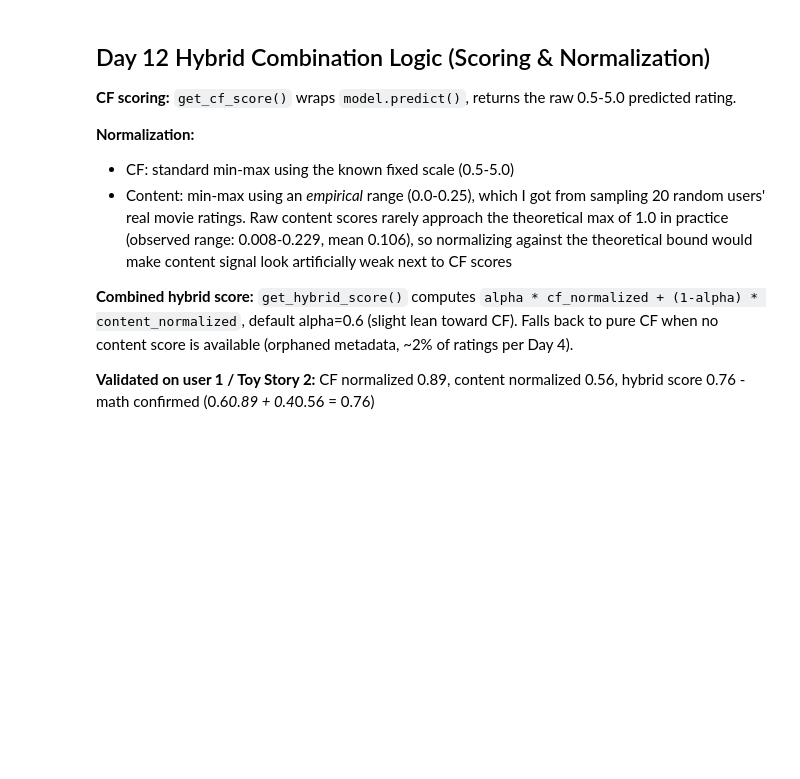
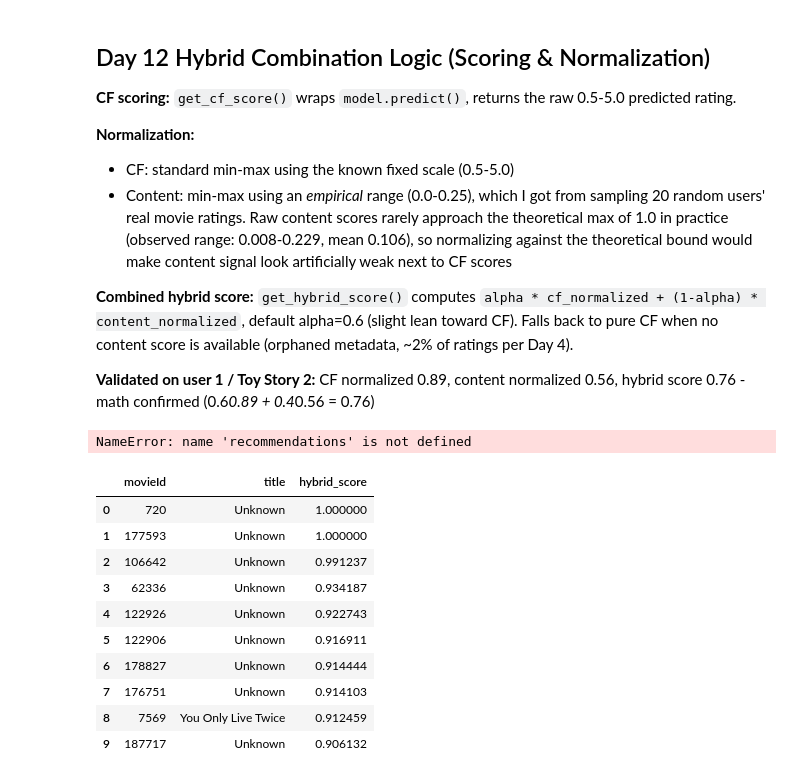
Before and after one commit to leajadaa/movie-recommender, a Jupyter notebook: notebooks/01_eda.ipynb, the cells around one changed output. Cells and saved outputs as stored; diff of their text form; code cells hidden in the pictures; blank space fills up the shorter version.

Commit message:
full get_hybrid_recommendations() pipeline, fixed metadata-bias bug by excluding unmapped movies

```diff
--- a/notebooks/01_eda.ipynb
+++ b/notebooks/01_eda.ipynb
@@ -1643,3 +1643,50 @@ Day 4).
 **Validated on user 1 / Toy Story 2:** CF normalized 0.89, content
 normalized 0.56, hybrid score 0.76 - math confirmed
 (0.6*0.89 + 0.4*0.56 = 0.76)
+# %%
+#turn into a proper top N recommendation function that ranks candidates and returns a ranked list
+def get_hybrid_recommendations(user_id, ratings_df, model, n=10, alpha=0.6):
+    # Candidate movies: everything the user hasn't already rated
+    rated_movieids = set(ratings_df[ratings_df['userId'] == user_id]['movieId'])
+    all_movieids = set(ratings_df['movieId'].unique())
+    candidates = list(all_movieids - rated_movieids)
+
+    scores = []
+    for movieid in candidates:
+        score = get_hybrid_score(user_id, movieid, ratings_df, model, alpha)
+        scores.append((movieid, score))
+
+    scores.sort(key=lambda x: x[1], reverse=True)
+    top_n = scores[:n]
+
+    # Attach titles for readability
+    result = []
+    for movieid, score in top_n:
+        tmdbid = movieid_to_tmdbid.get(movieid)
+        title = "Unknown"
+        if tmdbid is not None and not pd.isna(tmdbid) and tmdbid in movieid_to_idx:
+            idx = movieid_to_idx[tmdbid]
+            title = movies_for_content.iloc[idx]['title']
+        result.append({'movieId': movieid, 'title': title, 'hybrid_score': score})
+
+    return pd.DataFrame(result)
+# %%
+recommendations
+# %% [output]
+NameError: name 'recommendations' is not defined
+# %%
+#run call as its own cell
+recommendations = get_hybrid_recommendations(user_id=1, ratings_df=ratings, model=model, n=10)
+recommendations
+# %% [output]
+|  | movieId | title | hybrid_score |
+| 0 | 720 | Unknown | 1.000000 |
+| 1 | 177593 | Unknown | 1.000000 |
+| 2 | 106642 | Unknown | 0.991237 |
+| 3 | 62336 | Unknown | 0.934187 |
+| 4 | 122926 | Unknown | 0.922743 |
+| 5 | 122906 | Unknown | 0.916911 |
+| 6 | 178827 | Unknown | 0.914444 |
+| 7 | 176751 | Unknown | 0.914103 |
+| 8 | 7569 | You Only Live Twice | 0.912459 |
+| 9 | 187717 | Unknown | 0.906132 |
```
Also changed, not shown: parts of 6 cells of this notebook.
